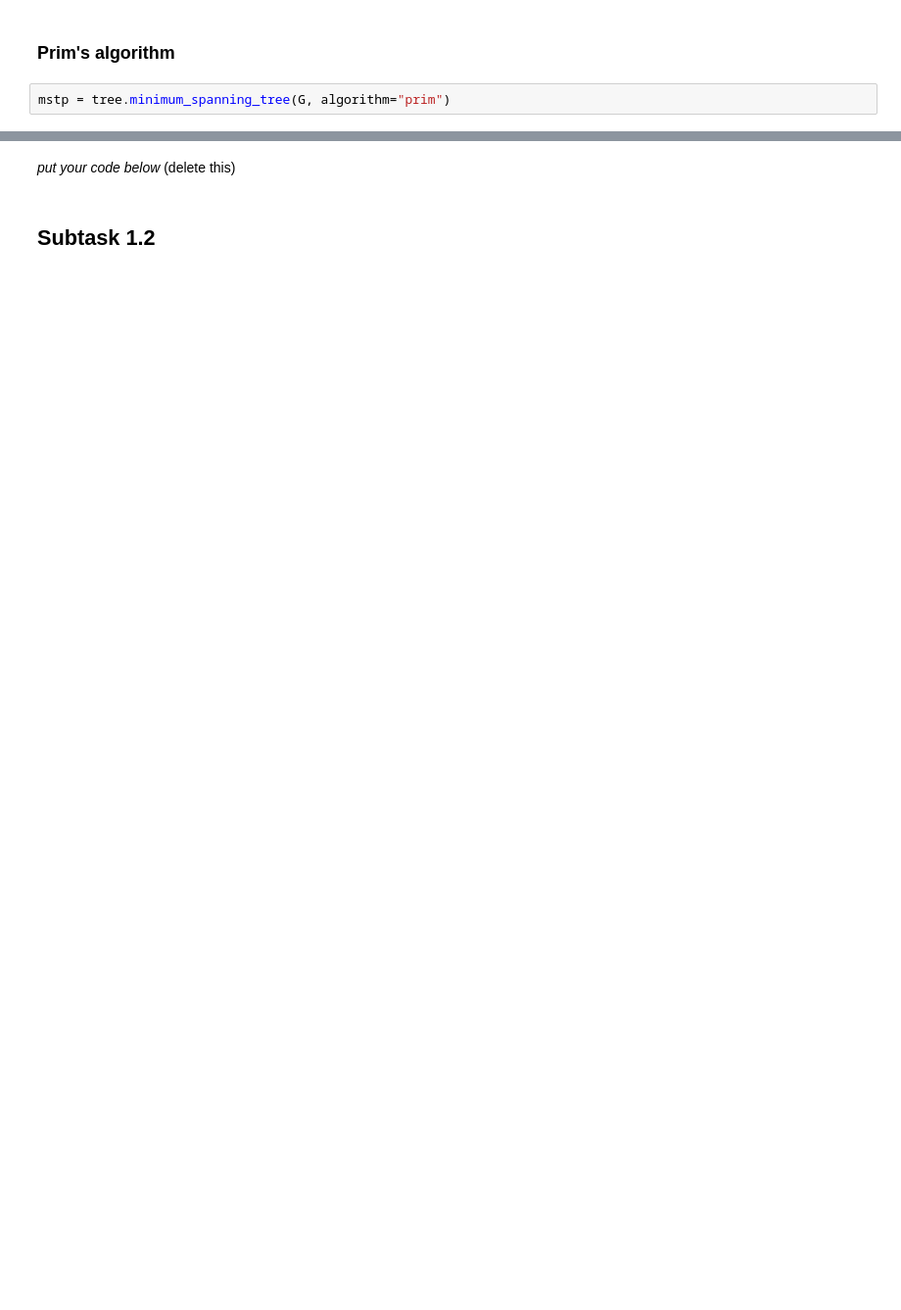
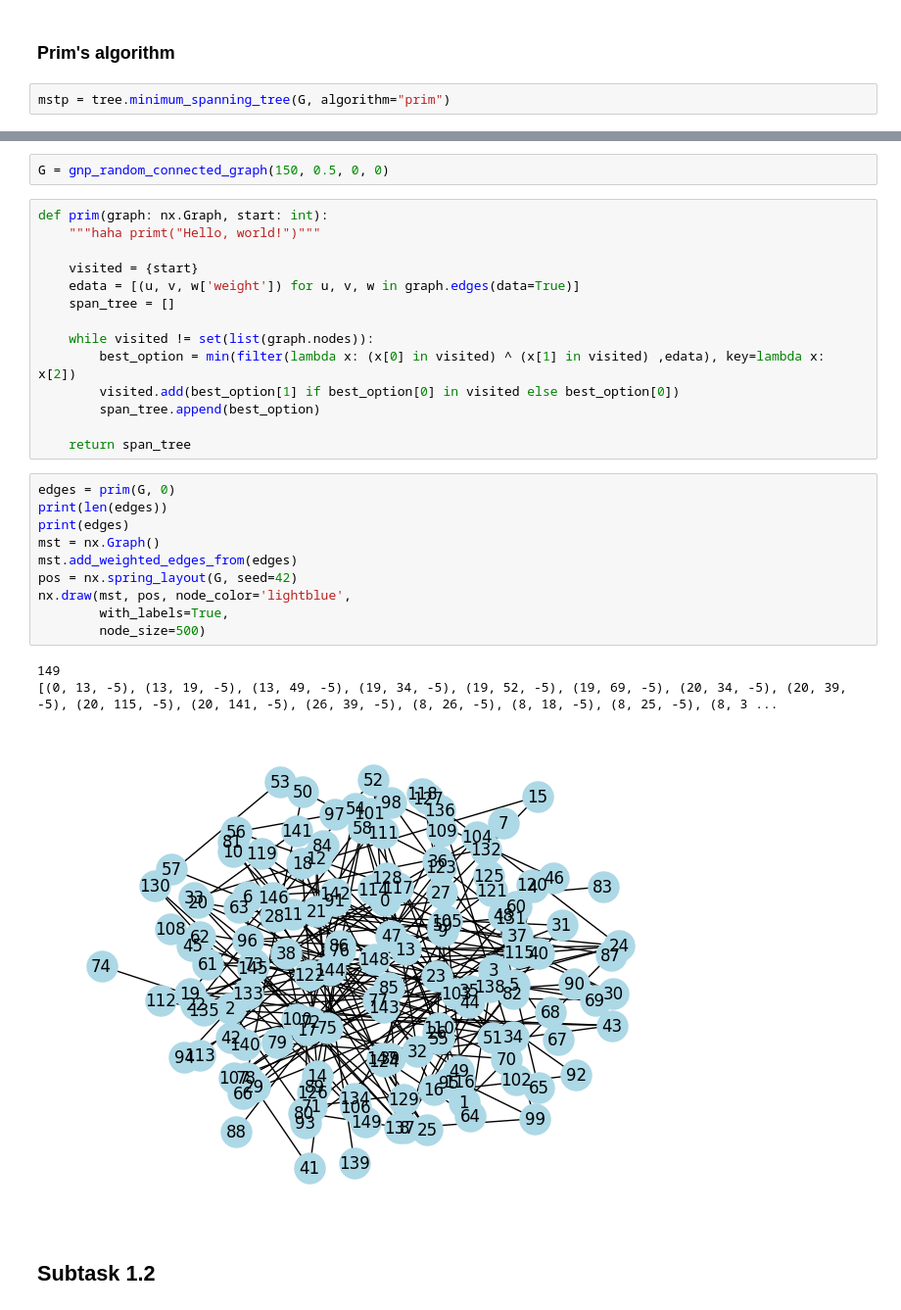
Before and after one commit to rasthpop/discrete-mathematics-tree-lab, a Jupyter notebook: Lab1_trees.ipynb, the cells around one changed output, grey strips where cells are left out. Shown at 98% size. Cells and saved outputs as stored; diff of their text form; blank space fills up the shorter version.

Commit message:
Prim's algorithm + Floyd-Warshall algorithm

```diff
--- a/Lab1_trees.ipynb
+++ b/Lab1_trees.ipynb
@@ -168,6 +168,34 @@ mstp.edges(), len(mstp.edges())
  9)
-# %% [markdown]
-*put your code below* (delete this)
+# %%
+G = gnp_random_connected_graph(150, 0.5, 0, 0)
+# %%
+def prim(graph: nx.Graph, start: int):
+    """haha primt("Hello, world!")"""
+
+    visited = {start}
+    edata = [(u, v, w['weight']) for u, v, w in graph.edges(data=True)]
+    span_tree = []
+
+    while visited != set(list(graph.nodes)):
+        best_option = min(filter(lambda x: (x[0] in visited) ^ (x[1] in visited) ,edata), key=lambda x: x[2])
+        visited.add(best_option[1] if best_option[0] in visited else best_option[0])
+        span_tree.append(best_option)
+
+    return span_tree
+# %%
+edges = prim(G, 0)
+print(len(edges))
+print(edges)
+mst = nx.Graph()
+mst.add_weighted_edges_from(edges)
+pos = nx.spring_layout(G, seed=42)
+nx.draw(mst, pos, node_color='lightblue',
+        with_labels=True,
+        node_size=500)
+# %% [output]
+149
+[(0, 13, -5), (13, 19, -5), (13, 49, -5), (19, 34, -5), (19, 52, -5), (19, 69, -5), (20, 34, -5), (20, 39, -5), (20, 115, -5), (20, 141, -5), (26, 39, -5), (8, 26, -5), (8, 18, -5), (8, 25, -5), (8, 3 ...
+[figure, added]
 # %% [markdown]
 ## Subtask 1.2
 # %%
```
Also changed, not shown: parts of 13 cells of this notebook.
